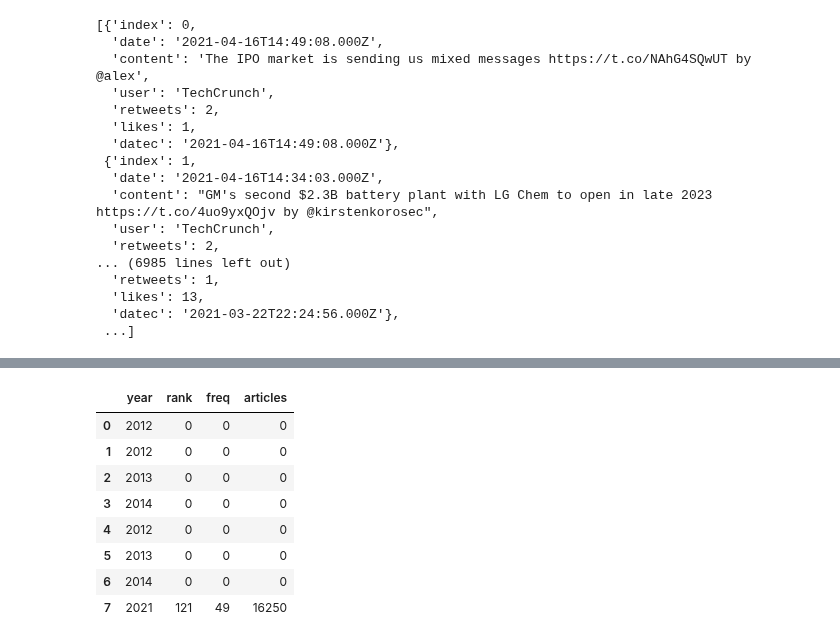
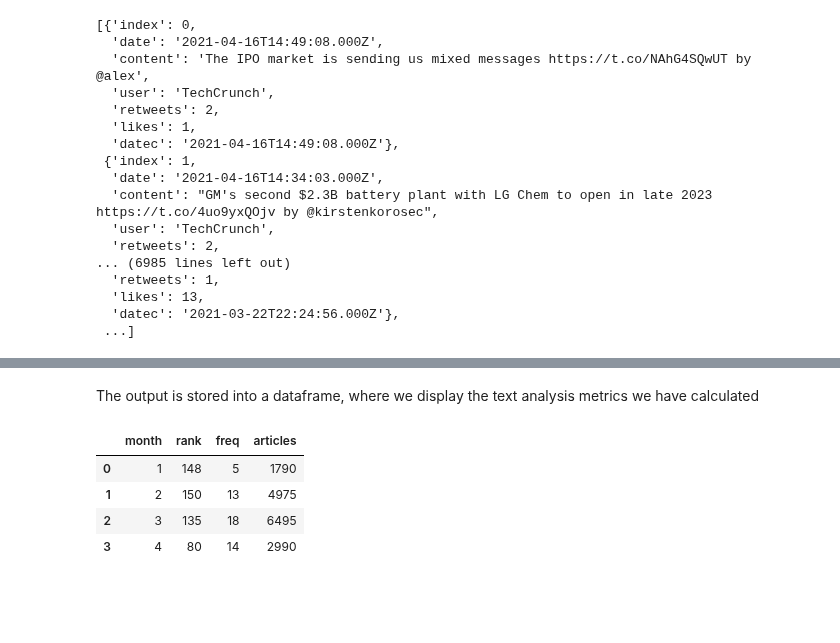
Before and after one commit to Datavizcowboy/PythonDatavizToolbox, a Jupyter notebook: Notebooks/06-Text_Analysis/00-Word_Frequency_in_JSON.ipynb, the cells around one changed output, grey strips where cells are left out. Drawn from its saved outputs; the diff is of its cells as text; code cells hidden in the pictures; blank space fills up the shorter version.

```diff
--- a/Notebooks/06-Text_Analysis/00-Word_Frequency_in_JSON.ipynb
+++ b/Notebooks/06-Text_Analysis/00-Word_Frequency_in_JSON.ipynb
@@ -15,6 +17,6 @@ We then generate some random numbers
 # %%
 therank = []
 thefreq = []
-theyear = []
+themonth = []
 thearticles = []
 # %% [markdown]
@@ -100,14 +106,11 @@ Frequency of the keyword_Rank       Word  Frequency
+# %% [markdown]
+The output is stored into a dataframe, where we display the text analysis metrics we have calculated
 # %%
-mypanda=pd.DataFrame({"year":theyear,"rank":therank,"freq":thefreq,"articles":thearticles})
+mypanda=pd.DataFrame({"month":themonth,"rank":therank,"freq":thefreq,"articles":thearticles})
+mypanda
+# %% [output]
+|  | month | rank | freq | articles |
+| 0 | 1 | 148 | 5 | 1790 |
+| 1 | 2 | 150 | 13 | 4975 |
+| 2 | 3 | 135 | 18 | 6495 |
+| 3 | 4 | 80 | 14 | 2990 |
-# %%
-mypanda
-# %% [output]
-|  | year | rank | freq | articles |
-| 0 | 2012 | 0 | 0 | 0 |
-| 1 | 2012 | 0 | 0 | 0 |
-| 2 | 2013 | 0 | 0 | 0 |
-| 3 | 2014 | 0 | 0 | 0 |
-| 4 | 2012 | 0 | 0 | 0 |
-| 5 | 2013 | 0 | 0 | 0 |
-| 6 | 2014 | 0 | 0 | 0 |
-| 7 | 2021 | 121 | 49 | 16250 |
```
Also changed, not shown: parts of 16 cells of this notebook, 1 other file.
